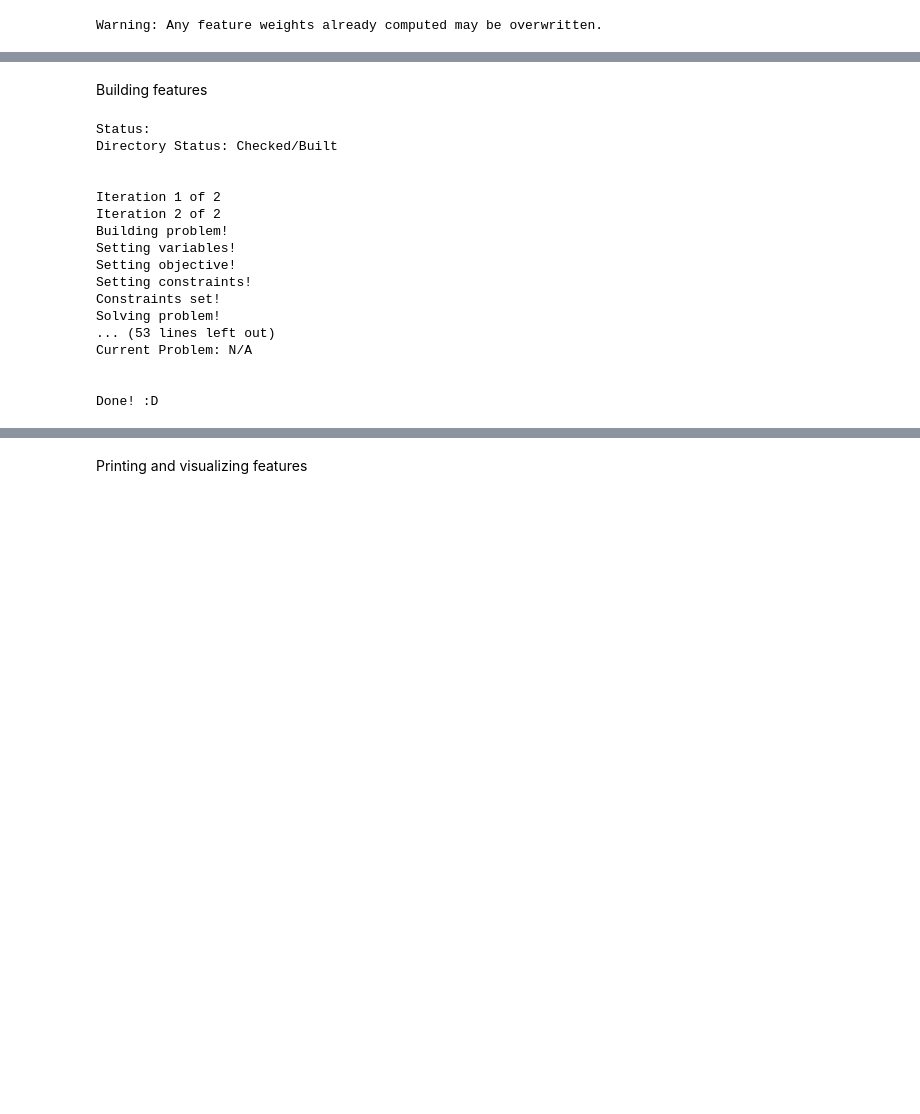
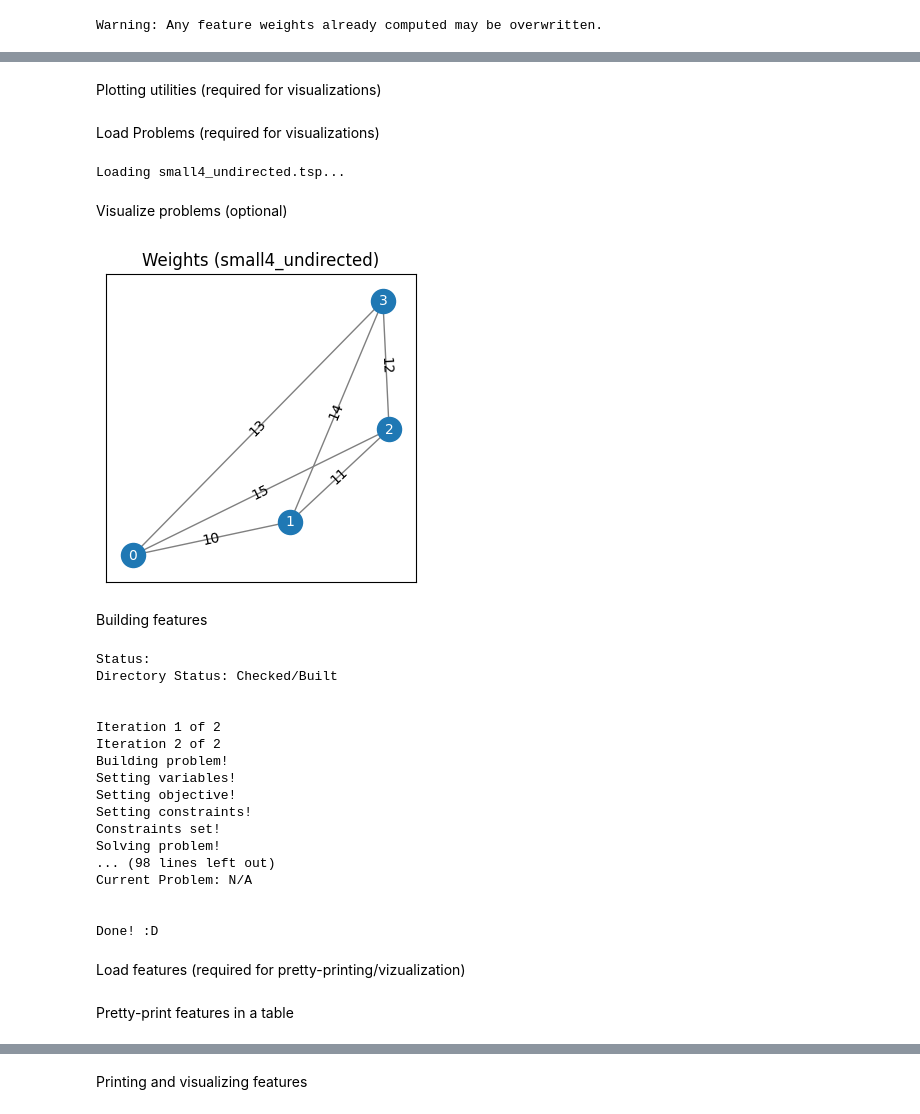
Before and after one commit to krishnabhattaram/TSPPruning, a Jupyter notebook: optlearn/extraction_demo.ipynb, the cells around one changed output, grey strips where cells are left out. Saved outputs shown, nothing was run; the diff lists cells and outputs as text; code cells hidden in the pictures; blank space fills up the shorter version.

Commit message:
Split loading, table, and viz steps in ipynb

```diff
--- a/optlearn/extraction_demo.ipynb
+++ b/optlearn/extraction_demo.ipynb
@@ -29,0 +42,2 @@ Warning: Any feature weights already computed may be overwritten.
+# %% [markdown]
+Plotting utilities (required for visualizations)
@@ -30,11 +86,28 @@ Warning: Any feature weights already computed may be overwritten.
+# %% [markdown]
+Load Problems (required for visualizations)
+# %%
+for problem_file_name in os.listdir(PROBLEMS_PATH):
+	print(f'Loading {problem_file_name}...')
+	problem_name = problem_file_name.removesuffix('.tsp')
+	problem_file_path = os.path.join(PROBLEMS_PATH, problem_file_name)
+	# Returns graph with N(N - 1) edges (all directed edges besides loops)
+	G = optObject().read_problem_from_file(problem_file_path).get_graph()
+	plot_cache[problem_name] = TSPPlotData(G)
+# %% [output]
+Loading small4_undirected.tsp...
+# %% [markdown]
+Visualize problems (optional)
+# %%
+for problem_name, plot_data in plot_cache.items():
+	plot_data.plot(plot_data.weights)
+	plt.title(f'Weights ({problem_name})')
+	plt.rcParams["figure.figsize"] = (PYPLOT_W, PYPLOT_H)
+	plt.show()
+# %% [output]
+[figure, added]
 # %% [markdown]
 Building features
 # %%
-import os
-DATA_PATH = os.path.join(os.path.abspath(''), DATA_DIR)
-PROBLEMS_PATH = os.path.join(DATA_PATH, PROBLEMS_DIR)
-NP_PATH = os.path.join(DATA_PATH, NP_DIR)
-
 import optlearn.mst.mst_model
 optlearn.mst.mst_model.use_paper_fg = USE_PAPER_FG
 
@@ -64,8 +137,10 @@ Setting objective!
 Setting constraints!
 Constraints set!
 Solving problem!
-... (53 lines left out)
+... (98 lines left out)
 Current Problem: N/A
 
 
 Done! :D
+# %% [markdown]
+Load features (required for pretty-printing/vizualization)
@@ -71,0 +155,2 @@ Done! :D
+# %% [markdown]
+Pretty-print features in a table
```
Also changed, not shown: parts of 8 cells of this notebook.
